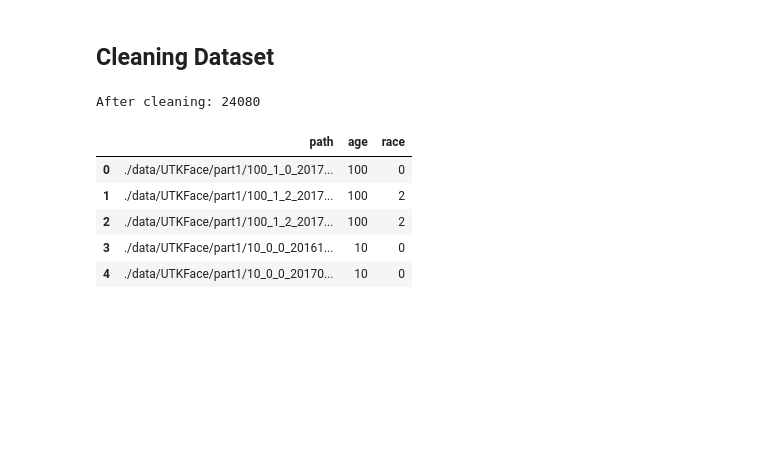
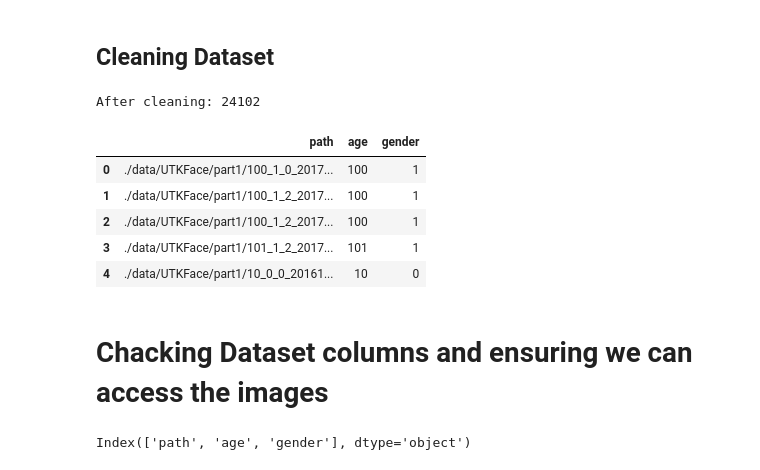
Before and after one commit to Theflawlessone/Face_Detection, a Jupyter notebook: Notebooks/Faces.ipynb, the cells around one changed output. Saved outputs shown, nothing was run; the diff lists cells and outputs as text; code cells hidden in the pictures; blank space fills up the shorter version.

```diff
--- a/Notebooks/Faces.ipynb
+++ b/Notebooks/Faces.ipynb
@@ -67,41 +75,47 @@ Found 24106 images in total.
 # %%
 # Clean unreadable images, if any
 def is_valid_image(path):
     try:
         img = Image.open(path)
         img.verify()
         return True
     except:
         return False
 
 def parse_label(path):
     name = os.path.basename(path)
     match = re.match(r"(\d+)_(\d+)_(\d+)_", name)
     if not match:
         return None, None
     age = int(match.group(1))
-    race = int(match.group(3))
-    return age, race
+    gender = int(match.group(2))
+    return age, gender # 0 represents Male, 1 represents Female
 
+# Drop unexpected file formats
 valid_records = []
 for p in image_paths:
     if not is_valid_image(p):
         continue
-    age, race = parse_label(p)
-    if age is None or race is None:
+    age, gender = parse_label(p)
+    if age is None or gender is None:
         continue
-    if not (0 <= age <= 100):  # remove extreme outliers
-        continue
-    valid_records.append([p, age, race])
 
-df = pd.DataFrame(valid_records, columns=["path", "age", "race"])
+    valid_records.append([p, age, gender])
+
+df = pd.DataFrame(valid_records, columns=["path", "age", "gender"])
 print("After cleaning:", len(df))
 df.head()
 # %% [output]
-After cleaning: 24080
+After cleaning: 24102
-|  | path | age | race |
-| 0 | ./data/UTKFace/part1/100_1_0_2017... | 100 | 0 |
-| 1 | ./data/UTKFace/part1/100_1_2_2017... | 100 | 2 |
-| 2 | ./data/UTKFace/part1/100_1_2_2017... | 100 | 2 |
-| 3 | ./data/UTKFace/part1/10_0_0_20161... | 10 | 0 |
-| 4 | ./data/UTKFace/part1/10_0_0_20170... | 10 | 0 |
+|  | path | age | gender |
+| 0 | ./data/UTKFace/part1/100_1_0_2017... | 100 | 1 |
+| 1 | ./data/UTKFace/part1/100_1_2_2017... | 100 | 1 |
+| 2 | ./data/UTKFace/part1/100_1_2_2017... | 100 | 1 |
+| 3 | ./data/UTKFace/part1/101_1_2_2017... | 101 | 1 |
+| 4 | ./data/UTKFace/part1/10_0_0_20161... | 10 | 0 |
+# %% [markdown]
+# Chacking Dataset columns and ensuring we can access the images
+# %%
+print(df.columns)
+# %% [output]
+Index(['path', 'age', 'gender'], dtype='object')
```
Also changed, not shown: parts of 27 cells of this notebook.
